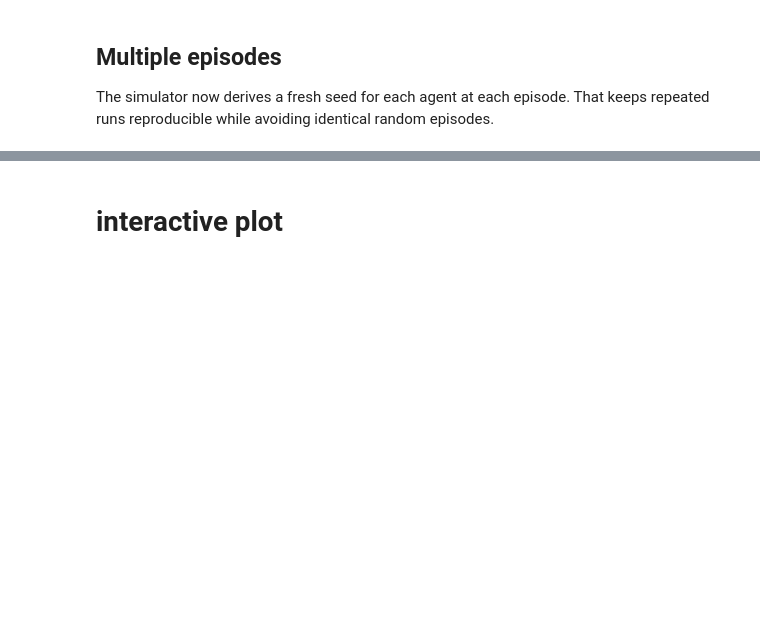
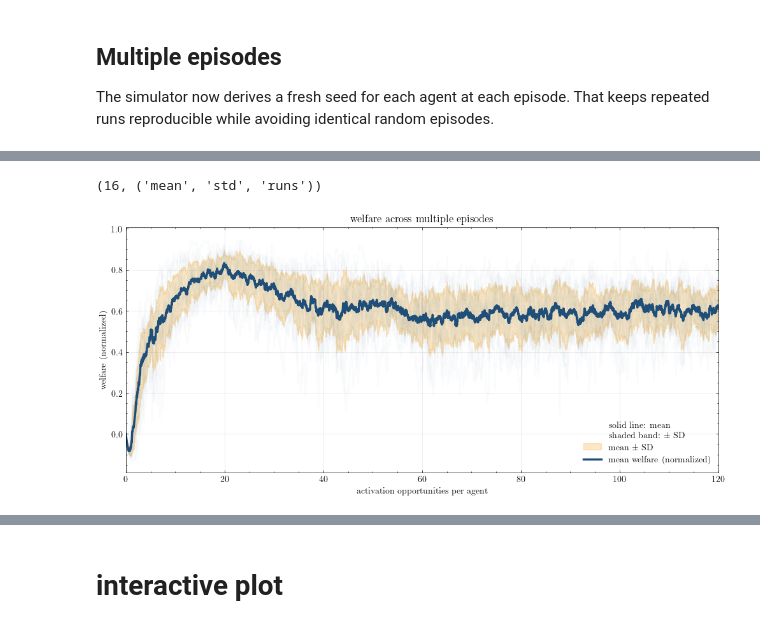
Before and after one commit to hdahmou/Network_creation, a Jupyter notebook: notebooks/simulation_examples.ipynb, the cells around one changed output, grey strips where cells are left out. Cells and saved outputs as stored; diff of their text form; code cells hidden in the pictures; blank space fills up the shorter version.

```diff
--- a/notebooks/simulation_examples.ipynb
+++ b/notebooks/simulation_examples.ipynb
@@ -127,5 +132,5 @@ That keeps repeated runs reproducible while avoiding identical random episodes.
 # %%
-n_agents = 10
+n_agents = 50
 multi_n_actors = 1
 benefit_to_cost_ratio = 10 / (2 * n_agents)
 distance_discount = 0.9
@@ -141,11 +146,25 @@ multi_agents = tuple(
             benefit_to_cost_ratio=benefit_to_cost_ratio,
             distance_discount=distance_discount,
             outside_optimism=0.43,
-            exploration=0.020,
+            exploration=0.08,
         ),
         seed=500 + node_id,
     )
-    for node_id in range(multi_env.state.graph.vcount())
+    for node_id in range(multi_env.state.graph.vcount()-1)
+) + (
+    Agent(
+        id=multi_env.state.graph.vcount()-1,
+        visibility_distance=6,
+        policy=ThresholdLinkPolicy(
+            n_nodes=n_agents,
+            seed=11 + multi_env.state.graph.vcount()-1,
+            benefit_to_cost_ratio=benefit_to_cost_ratio,
+            distance_discount=distance_discount,
+            link_threshold=0.4,
+            p_act=1.0,
+        ),
+        seed=500 + multi_env.state.graph.vcount()-1,
+    ),
 )
 multi_wellfare_observer = CenteredMeanWelfareObserver(
     n_agents=n_agents,
@@ -165,6 +184,15 @@ central_point_of_dominance_observer = CentralPointOfDominanceObserver(
 action_printer = ActionPrintObserver(
     observation_sampling=ObservationSampling.periodic(1), print_empty_steps=False
 )
+policy_welfare_observer = PolicyWelfareObserver(
+    n_agents=n_agents,
+    benefit_to_cost_ratio=benefit_to_cost_ratio,
+    distance_discount=distance_discount,
+    policy_ids=["BestResponsePolicy", "ThresholdLinkPolicy"],
+    policy_slot_by_agent=[0] * (n_agents - 1) + [1],
+    observation_sampling=ObservationSampling.periodic(1),
+    aggregations=("mean", "std"),
+)
 
 multi_simulator = Simulator(
     env=multi_env,
@@ -178,6 +206,7 @@ multi_simulator = Simulator(
         multi_wellfare_observer,
         state_history_observer,
         central_point_of_dominance_observer,
+        policy_welfare_observer
         # action_printer
     ),
     stagnation_patience=None,
@@ -188,21 +217,26 @@ multi_welfare_result = multi_wellfare_observer.get()
 state_history_result = state_history_observer.get()
 
 multi_welfare_result.n_episodes, tuple(multi_welfare_result.outputs)
+# %% [output]
+(16, ('mean', 'std', 'runs'))
 # %%
 figure, axis = plt.subplots(figsize=(12, 5))
 normalized_steps = normalized_source_times(
     multi_wellfare_observer.steps,
     n_agents=n_agents,
     n_actors=multi_n_actors,
 )
-ax = plot_episode_series_observer(
+axis = plot_episode_series_observer(
     observer=multi_wellfare_observer,
     ax=axis,
     show_runs=True,
     x_values=normalized_steps,
     x_label="activation opportunities per agent",
 )
+
 plt.show()
+# %% [output]
+[figure, added]
 # %%
 nb_subplots = 4
 graphs = [
```
Also changed, not shown: parts of 3 cells of this notebook, 49 other files.
